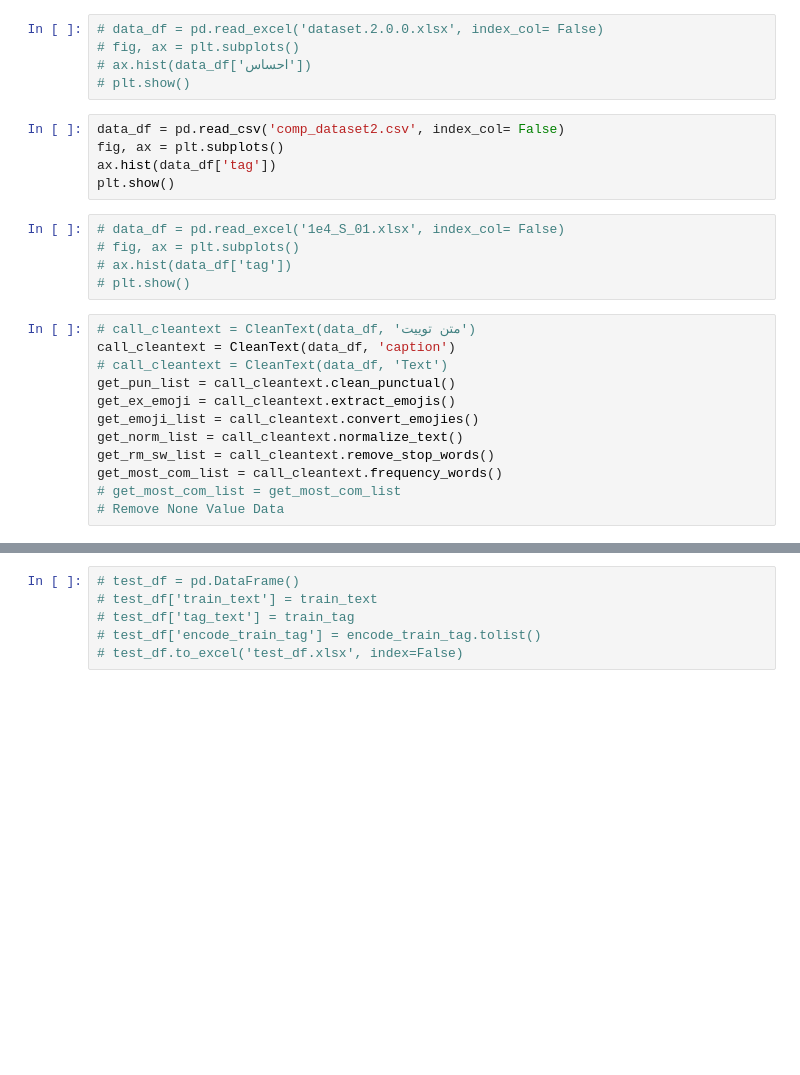
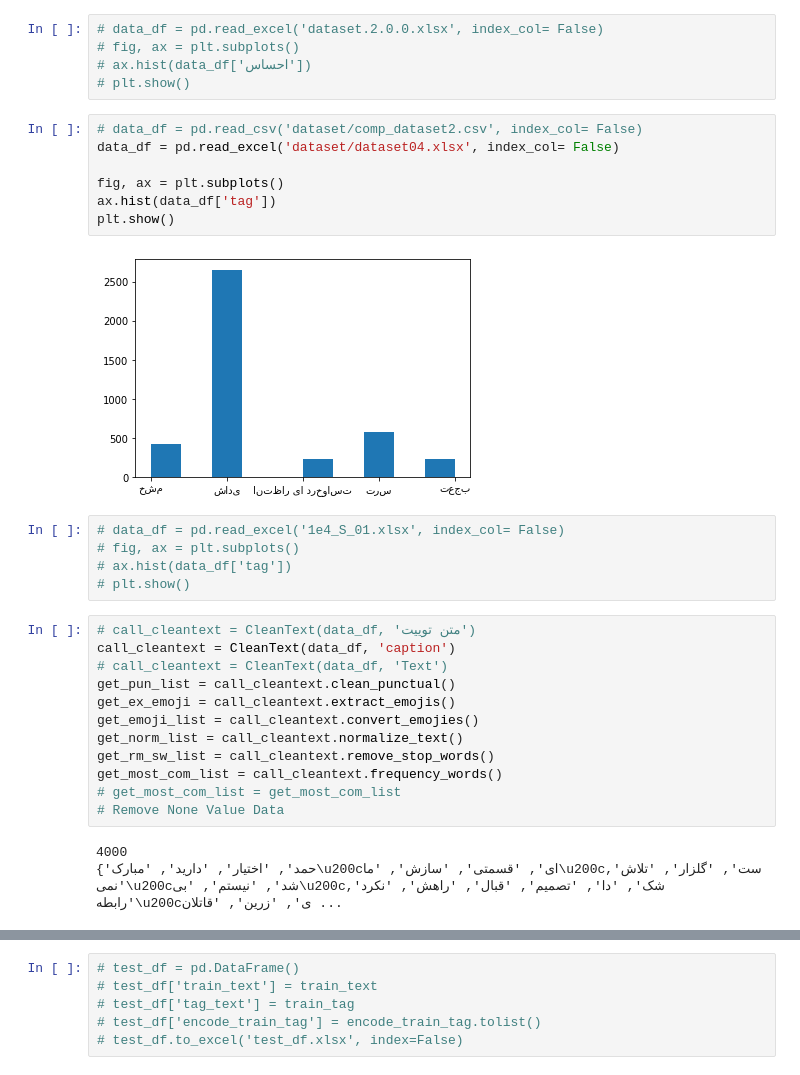
Before and after one commit to EhnNoz/CBi_Sentiment_Analysis, a Jupyter notebook: CNN_Algorithm.ipynb, the cells around one changed output, grey strips where cells are left out. Cells and saved outputs as stored; diff of their text form; blank space fills up the shorter version.

```diff
--- a/CNN_Algorithm.ipynb
+++ b/CNN_Algorithm.ipynb
@@ -84,10 +85,14 @@ class EncodeText:
 # ax.hist(data_df['احساس'])
 # plt.show()
 # %%
-data_df = pd.read_csv('comp_dataset2.csv', index_col= False)
+# data_df = pd.read_csv('dataset/comp_dataset2.csv', index_col= False)
+data_df = pd.read_excel('dataset/dataset04.xlsx', index_col= False)
+
 fig, ax = plt.subplots()
 ax.hist(data_df['tag'])
 plt.show()
+# %% [output]
+[figure, added]
 # %%
 # data_df = pd.read_excel('1e4_S_01.xlsx', index_col= False)
 # fig, ax = plt.subplots()
@@ -105,6 +110,9 @@ get_rm_sw_list = call_cleantext.remove_stop_words()
 get_most_com_list = call_cleantext.frequency_words()
 # get_most_com_list = get_most_com_list
 # Remove None Value Data
+# %% [output]
+4000
+{'حمد', 'اختیار', 'دارید', 'مبارک\u200cای', 'قسمتی', 'سازش', 'ما\u200cست', 'گلزار', 'تلاش', 'نمی\u200cشد', 'نیستم', 'بی\u200cشک', 'دا', 'تصمیم', 'قبال', 'راهش', 'نکرد', 'رابطه\u200cی', 'زرین', 'قاتلان ...
 # %%
 # init_List_prepared = list(map(lambda x: [x[0], x[1]], zip(get_most_com_list, data_df['احساس'])))
 # init_List_prepared = list(map(lambda x: [x[0], x[1]], zip(get_most_com_list, data_df['tag'])))
```
Also changed, not shown: parts of 13 cells of this notebook, 2 other files.
